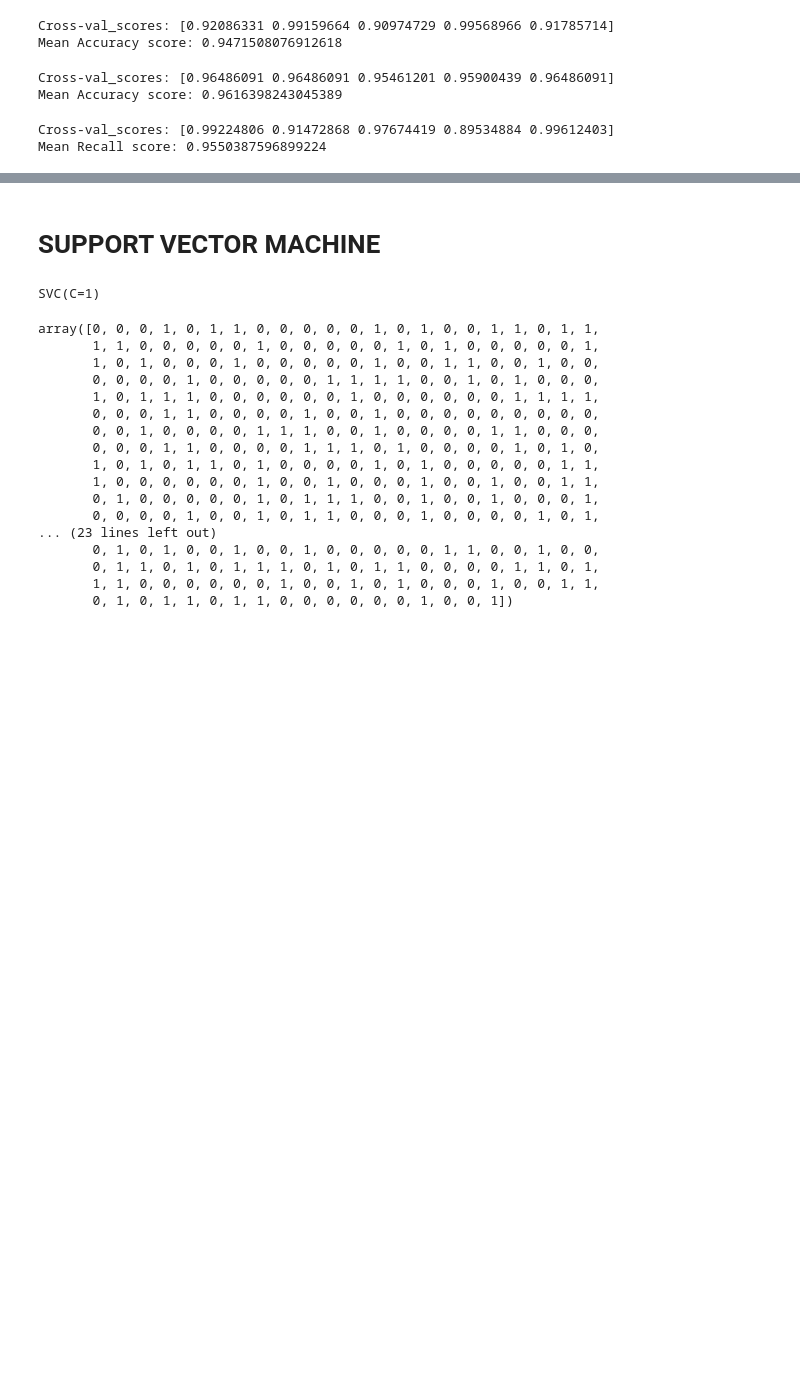
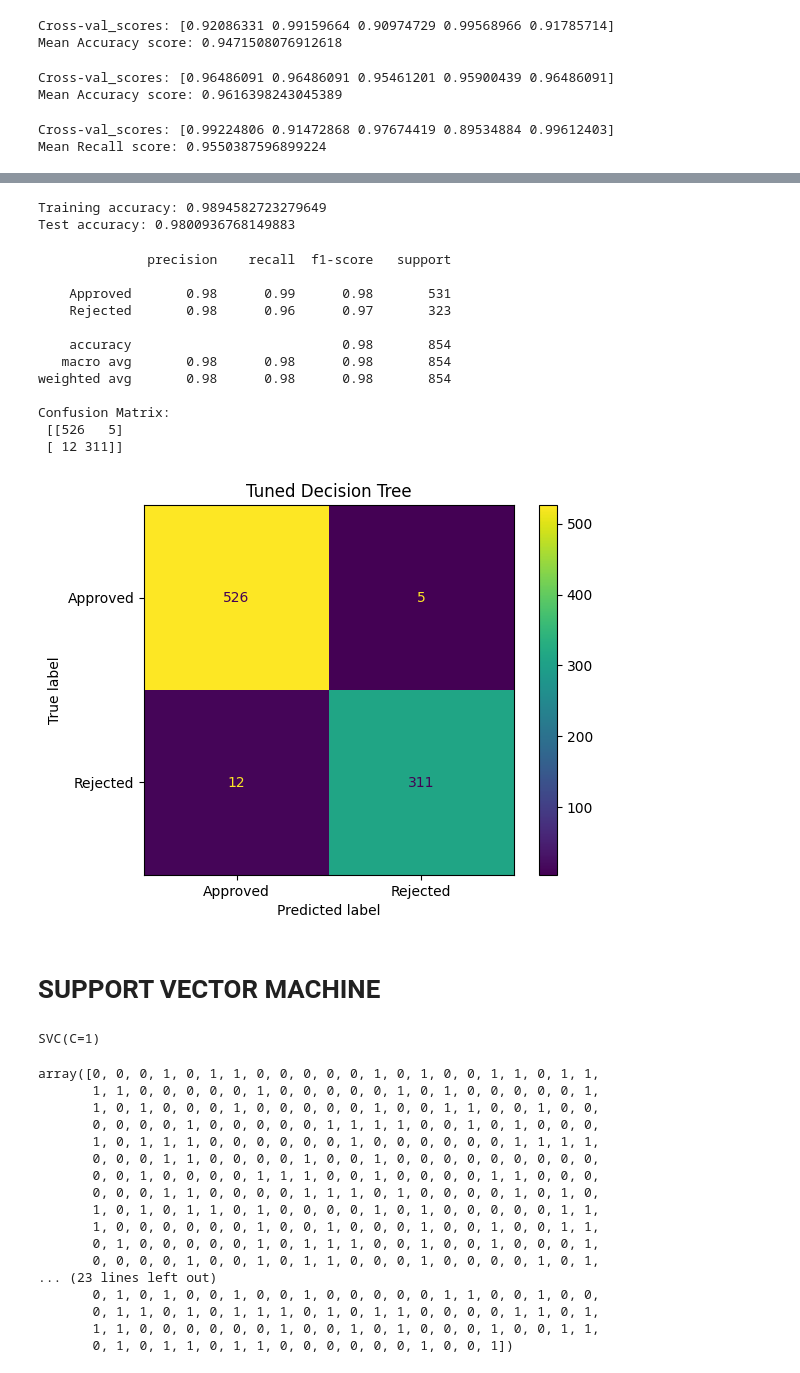
Before and after one commit to Gunjan934/loan-approval-prediction-, a Jupyter notebook: Loan approval prediction.ipynb, the cells around one changed output, grey strips where cells are left out. Cells and saved outputs as stored; diff of their text form; code cells hidden in the pictures; blank space fills up the shorter version.

```diff
--- a/Loan approval prediction.ipynb
+++ b/Loan approval prediction.ipynb
@@ -698,3 +955,58 @@ Mean Recall score: 0.9550387596899224
+# %%
+train_pred_best = best_dt.predict(X_train_8)
+test_pred_best = best_dt.predict(X_test_8)
+
+print(
+    "Training accuracy:",
+    accuracy_score(y_train, train_pred_best)
+)
+
+print(
+    "Test accuracy:",
+    accuracy_score(y_test, test_pred_best)
+)
+# %% [output]
+Training accuracy: 0.9894582723279649
+Test accuracy: 0.9800936768149883
+# %%
+from sklearn.metrics import (
+    classification_report,
+    confusion_matrix,
+    ConfusionMatrixDisplay
+)
+import matplotlib.pyplot as plt
+
+print(classification_report(
+    y_test,
+    test_pred_best,
+    labels=[0, 1],
+    target_names=["Approved", "Rejected"]
+))
+
+cm = confusion_matrix(y_test, test_pred_best)
+print("Confusion Matrix:\n", cm)
+
+ConfusionMatrixDisplay(
+    confusion_matrix=cm,
+    display_labels=["Approved", "Rejected"]
+).plot()
+
+plt.title("Tuned Decision Tree")
+plt.show()
+# %% [output]
+              precision    recall  f1-score   support
+
+    Approved       0.98      0.99      0.98       531
+    Rejected       0.98      0.96      0.97       323
+
+    accuracy                           0.98       854
+   macro avg       0.98      0.98      0.98       854
+weighted avg       0.98      0.98      0.98       854
+
+Confusion Matrix:
+ [[526   5]
+ [ 12 311]]
+[figure, added]
 # %% [markdown]
 # SUPPORT VECTOR MACHINE
 # %%
```
Also changed, not shown: parts of 21 cells of this notebook, 3 other files.
